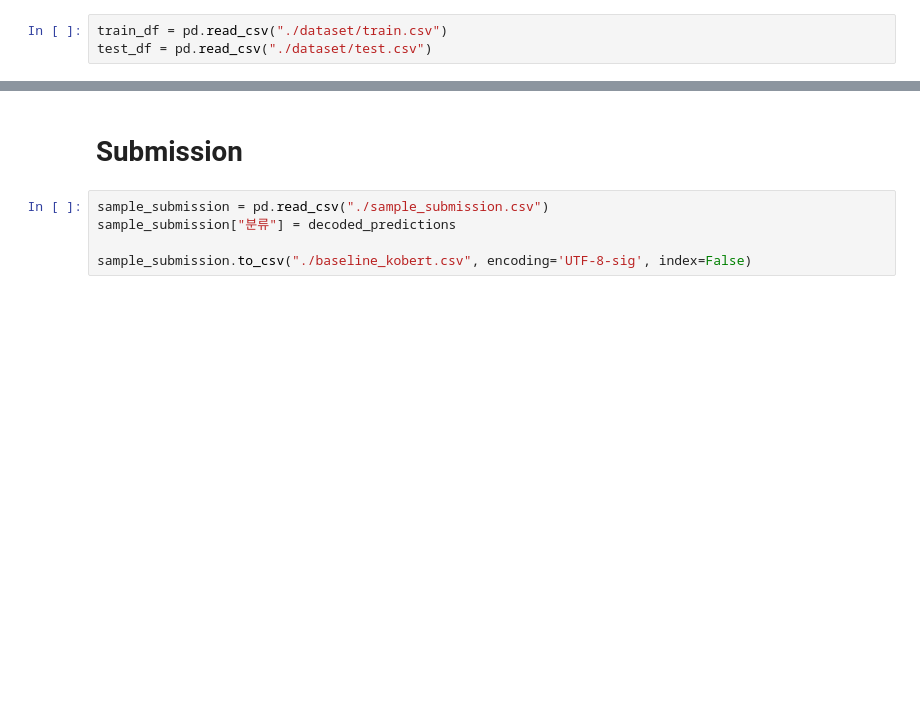
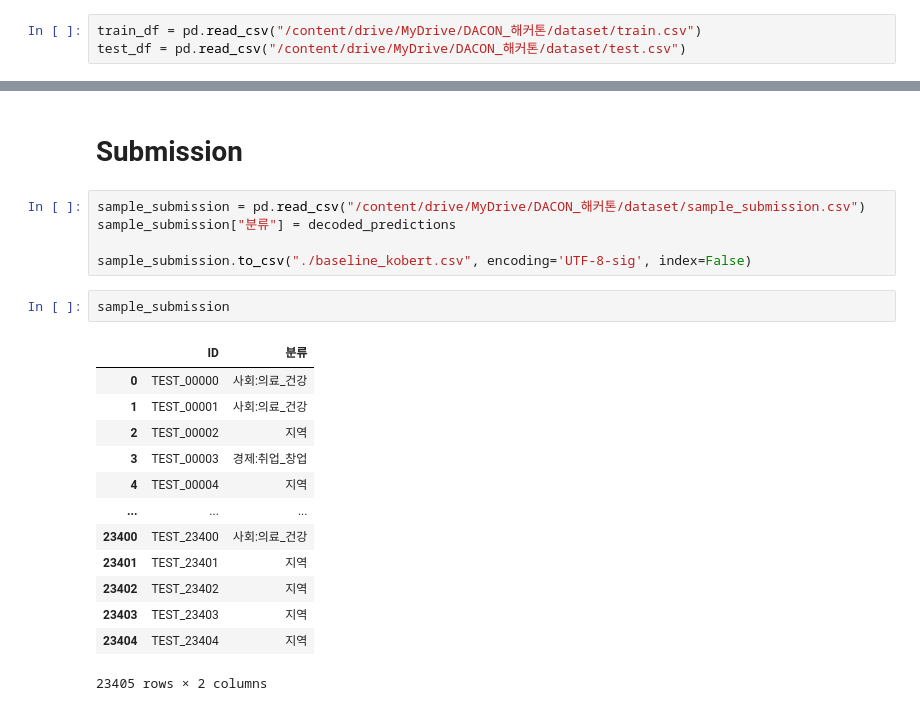
Before and after one commit to yoon777/DACON_GBT_competition, a Jupyter notebook: [Baseline]_KoBert.ipynb, the cells around one changed output, grey strips where cells are left out. Cells and saved outputs as stored; diff of their text form; blank space fills up the shorter version.

```diff
--- a/[Baseline]_KoBert.ipynb
+++ b/[Baseline]_KoBert.ipynb
@@ -22,8 +29,8 @@ CFG = SimpleNamespace(**config)
 # %% [markdown]
 # Load Data
 # %%
-train_df = pd.read_csv("./dataset/train.csv")
-test_df = pd.read_csv("./dataset/test.csv")
+train_df = pd.read_csv("/content/drive/MyDrive/DACON_해커톤/dataset/train.csv")
+test_df = pd.read_csv("/content/drive/MyDrive/DACON_해커톤/dataset/test.csv")
 # %% [markdown]
 # Load Model
 # %%
@@ -139,7 +161,23 @@ decoded_predictions = [label_decoder[pred] for pred in test_predictions]
 # %% [markdown]
 # Submission
 # %%
-sample_submission = pd.read_csv("./sample_submission.csv")
+sample_submission = pd.read_csv("/content/drive/MyDrive/DACON_해커톤/dataset/sample_submission.csv")
 sample_submission["분류"] = decoded_predictions
 
 sample_submission.to_csv("./baseline_kobert.csv", encoding='UTF-8-sig', index=False)
+# %%
+sample_submission
+# %% [output]
+|  | ID | 분류 |
+| 0 | TEST_00000 | 사회:의료_건강 |
+| 1 | TEST_00001 | 사회:의료_건강 |
+| 2 | TEST_00002 | 지역 |
+| 3 | TEST_00003 | 경제:취업_창업 |
+| 4 | TEST_00004 | 지역 |
+| ... | ... | ... |
+| 23400 | TEST_23400 | 사회:의료_건강 |
+| 23401 | TEST_23401 | 지역 |
+| 23402 | TEST_23402 | 지역 |
+| 23403 | TEST_23403 | 지역 |
+| 23404 | TEST_23404 | 지역 |
+23405 rows × 2 columns
```
Also changed, not shown: parts of 4 cells of this notebook.
